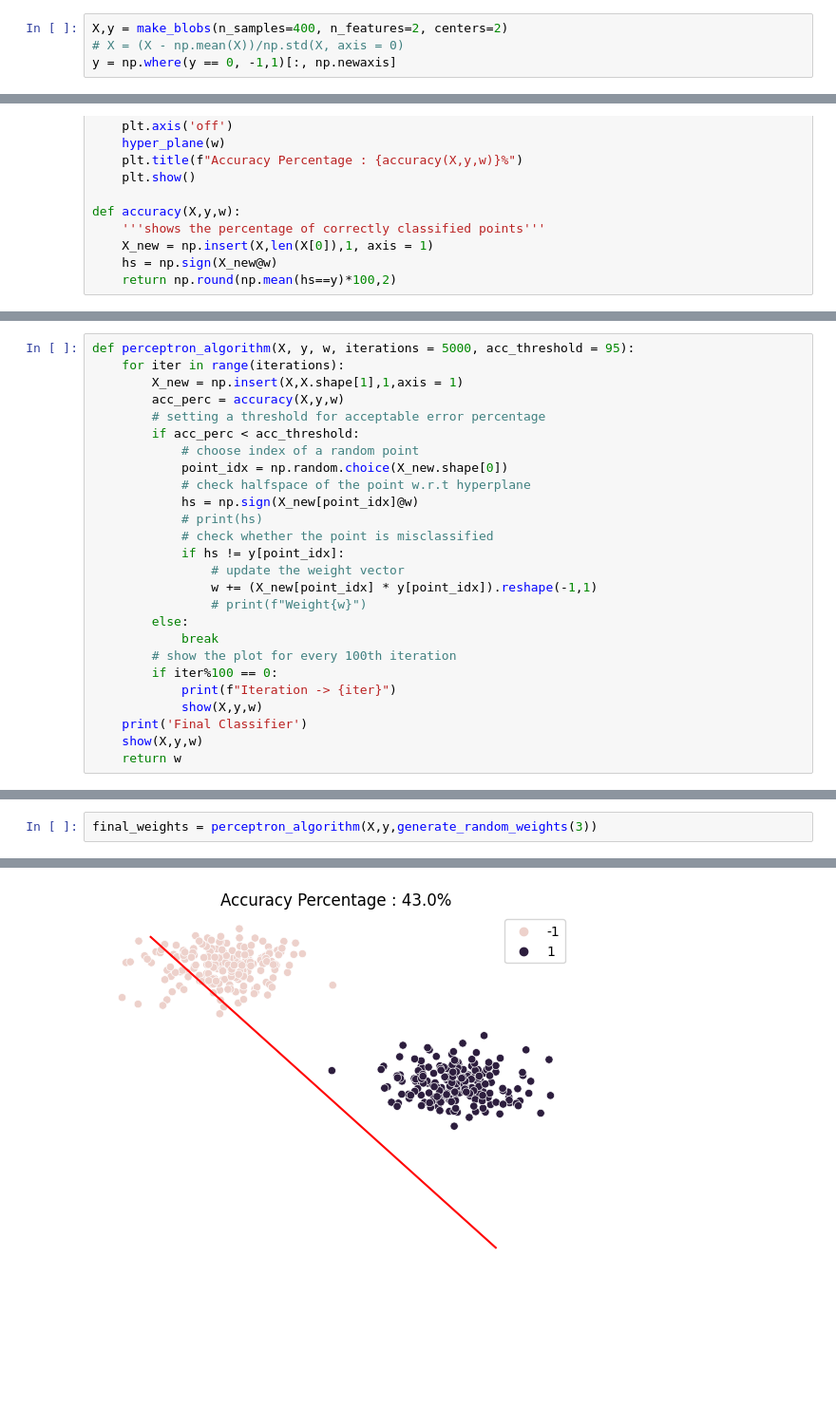
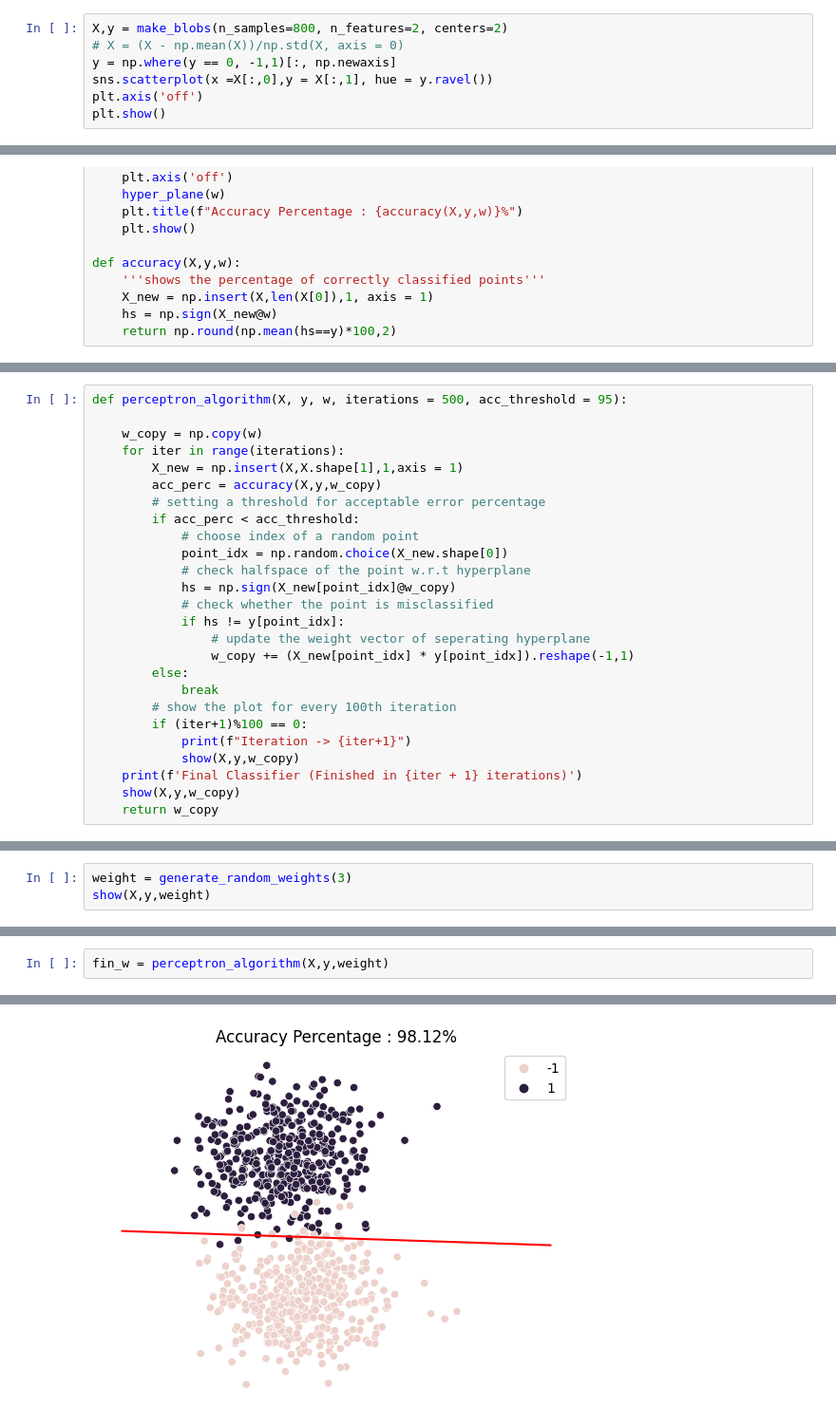
Before and after one commit to sauravnaik23/concept_code_from_scratch, a Jupyter notebook: Perceptron_trick.ipynb, the cells around one changed output, grey strips where cells are left out. Shown at 95% size. Drawn from its saved outputs; the diff is of its cells as text; blank space fills up the shorter version.

```diff
--- a/Perceptron_trick.ipynb
+++ b/Perceptron_trick.ipynb
@@ -9,4 +9,7 @@ from _utils import generate_hypersphere_points
 # %%
-X,y = make_blobs(n_samples=400, n_features=2, centers=2)
+X,y = make_blobs(n_samples=800, n_features=2, centers=2)
 # X = (X - np.mean(X))/np.std(X, axis = 0)
 y = np.where(y == 0, -1,1)[:, np.newaxis]
+sns.scatterplot(x =X[:,0],y = X[:,1], hue = y.ravel())
+plt.axis('off')
+plt.show()
@@ -50,26 +61,26 @@ show(X,y,generate_random_weights(3))
 # %%
-def perceptron_algorithm(X, y, w, iterations = 5000, acc_threshold = 95):
+def perceptron_algorithm(X, y, w, iterations = 500, acc_threshold = 95):
+
+    w_copy = np.copy(w)
     for iter in range(iterations):
         X_new = np.insert(X,X.shape[1],1,axis = 1)
-        acc_perc = accuracy(X,y,w)
+        acc_perc = accuracy(X,y,w_copy)
         # setting a threshold for acceptable error percentage
         if acc_perc < acc_threshold:
             # choose index of a random point
             point_idx = np.random.choice(X_new.shape[0])
             # check halfspace of the point w.r.t hyperplane
-            hs = np.sign(X_new[point_idx]@w)
-            # print(hs)
+            hs = np.sign(X_new[point_idx]@w_copy)
             # check whether the point is misclassified
             if hs != y[point_idx]:
-                # update the weight vector
-                w += (X_new[point_idx] * y[point_idx]).reshape(-1,1)
-                # print(f"Weight{w}")
+                # update the weight vector of seperating hyperplane
+                w_copy += (X_new[point_idx] * y[point_idx]).reshape(-1,1)
         else:
             break
         # show the plot for every 100th iteration
-        if iter%100 == 0:
-            print(f"Iteration -> {iter}")
-            show(X,y,w)
-    print('Final Classifier')
-    show(X,y,w)
-    return w
+        if (iter+1)%100 == 0:
+            print(f"Iteration -> {iter+1}")
+            show(X,y,w_copy)
+    print(f'Final Classifier (Finished in {iter + 1} iterations)')
+    show(X,y,w_copy)
+    return w_copy
@@ -75,0 +142,3 @@ def perceptron_algorithm(X, y, w, iterations = 5000, acc_threshold = 95):
+# %%
+weight = generate_random_weights(3)
+show(X,y,weight)
@@ -76,3 +158,3 @@ def perceptron_algorithm(X, y, w, iterations = 5000, acc_threshold = 95):
 # %%
-final_weights = perceptron_algorithm(X,y,generate_random_weights(3))
+fin_w = perceptron_algorithm(X,y,weight)
 # %% [output]
@@ -80 +162 @@ Iteration -> 0
-[figure, old version]
+[figure, new version]
```
Also changed, not shown: parts of 26 cells of this notebook.
